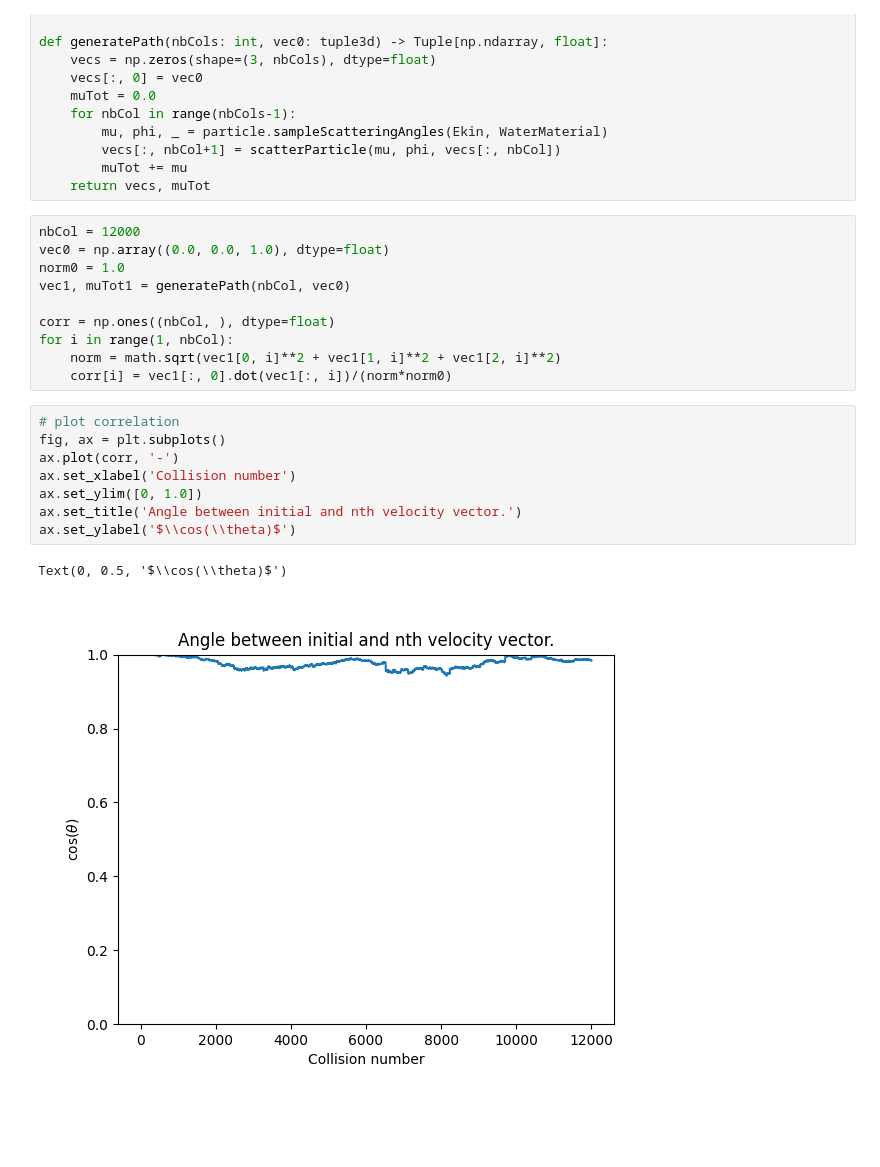
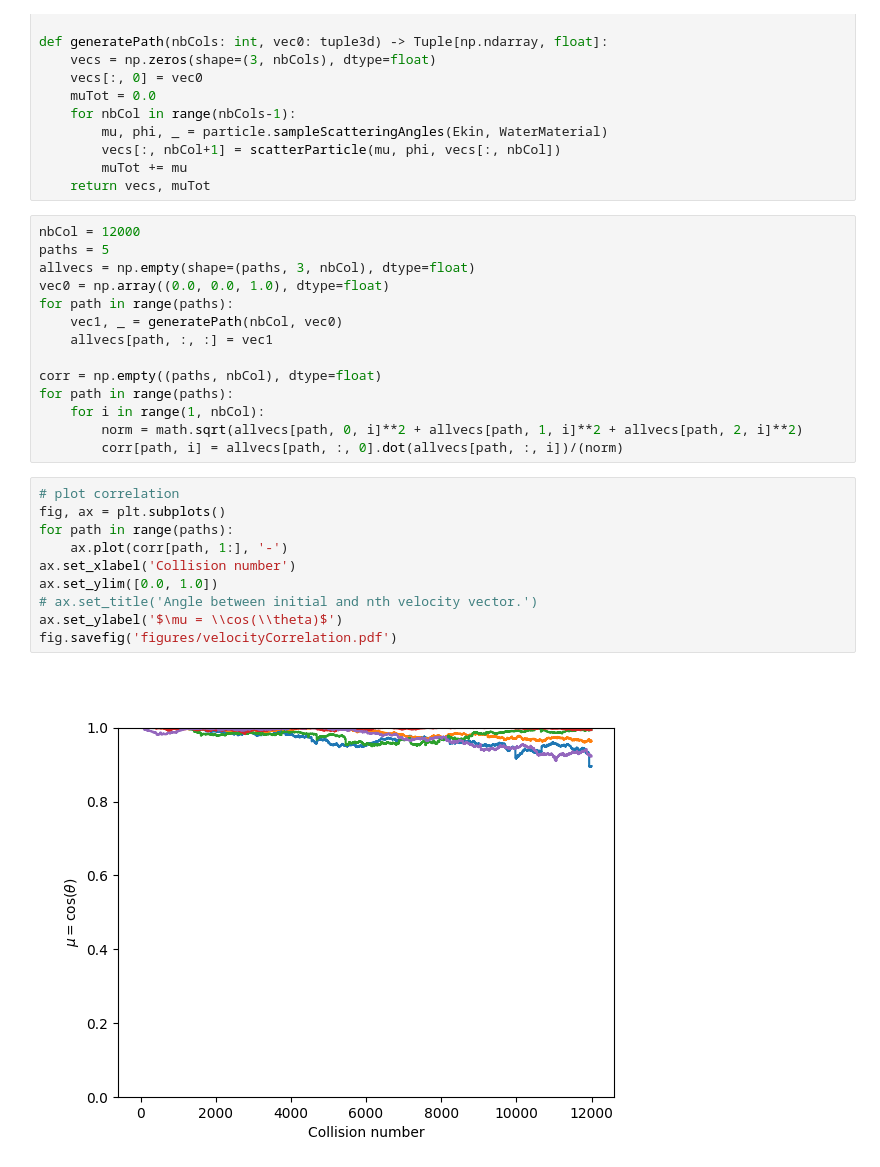
Before and after one commit to KlaasWillems/electronTransportCode, a Jupyter notebook: numericalExperiments/singleScatteringCorrelation/pathCorrelation.ipynb, the cells around one changed output. Cells and saved outputs as stored; diff of their text form; blank space fills up the shorter version.

Commit message:
Updated script + figure for report

```diff
--- a/numericalExperiments/singleScatteringCorrelation/pathCorrelation.ipynb
+++ b/numericalExperiments/singleScatteringCorrelation/pathCorrelation.ipynb
@@ -65,22 +65,27 @@ def generatePath(nbCols: int, vec0: tuple3d) -> Tuple[np.ndarray, float]:
     return vecs, muTot
 # %%
 nbCol = 12000
+paths = 5
+allvecs = np.empty(shape=(paths, 3, nbCol), dtype=float)
 vec0 = np.array((0.0, 0.0, 1.0), dtype=float)
-norm0 = 1.0
-vec1, muTot1 = generatePath(nbCol, vec0)
+for path in range(paths):
+    vec1, _ = generatePath(nbCol, vec0)
+    allvecs[path, :, :] = vec1
 
-corr = np.ones((nbCol, ), dtype=float)
-for i in range(1, nbCol):
-    norm = math.sqrt(vec1[0, i]**2 + vec1[1, i]**2 + vec1[2, i]**2)
-    corr[i] = vec1[:, 0].dot(vec1[:, i])/(norm*norm0)
+corr = np.empty((paths, nbCol), dtype=float)
+for path in range(paths):
+    for i in range(1, nbCol):
+        norm = math.sqrt(allvecs[path, 0, i]**2 + allvecs[path, 1, i]**2 + allvecs[path, 2, i]**2)
+        corr[path, i] = allvecs[path, :, 0].dot(allvecs[path, :, i])/(norm)
 # %%
 # plot correlation
 fig, ax = plt.subplots()
-ax.plot(corr, '-')
+for path in range(paths):
+    ax.plot(corr[path, 1:], '-')
 ax.set_xlabel('Collision number')
-ax.set_ylim([0, 1.0])
-ax.set_title('Angle between initial and nth velocity vector.')
-ax.set_ylabel('$\\cos(\\theta)$')
+ax.set_ylim([0.0, 1.0])
+# ax.set_title('Angle between initial and nth velocity vector.')
+ax.set_ylabel('$\mu = \\cos(\\theta)$')
+fig.savefig('figures/velocityCorrelation.pdf')
 # %% [output]
-Text(0, 0.5, '$\\cos(\\theta)$')
-[figure, old version]
+[figure, new version]
```
Also changed, not shown: parts of 1 cell of this notebook, 1 other file.
